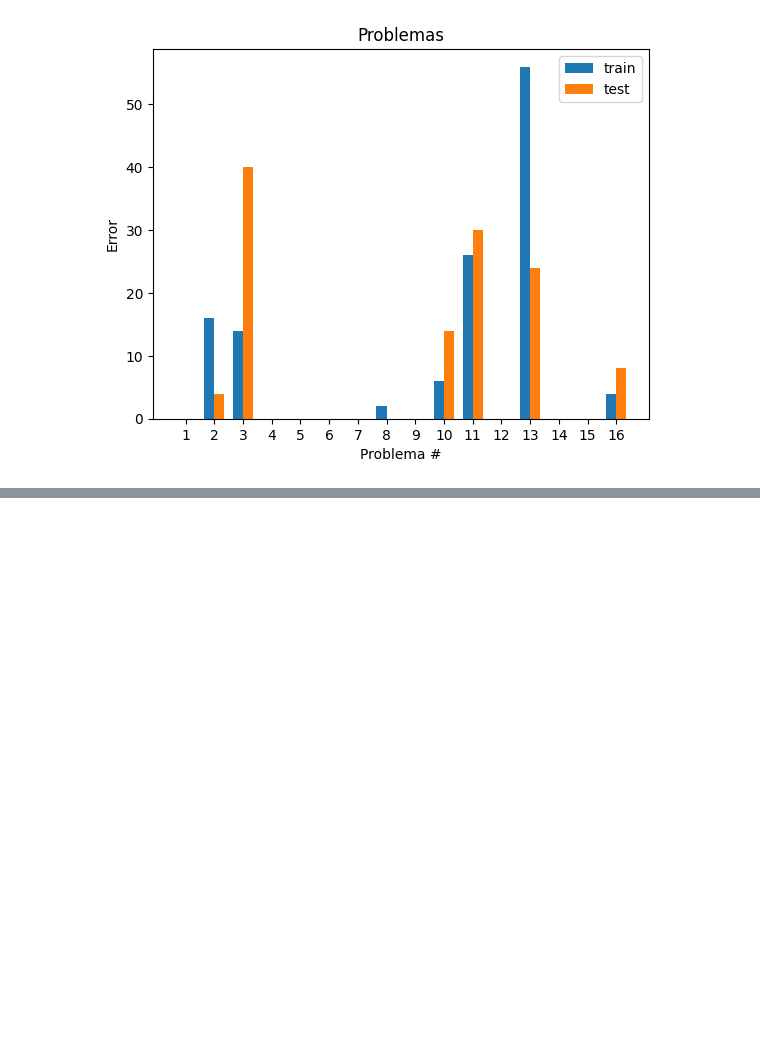
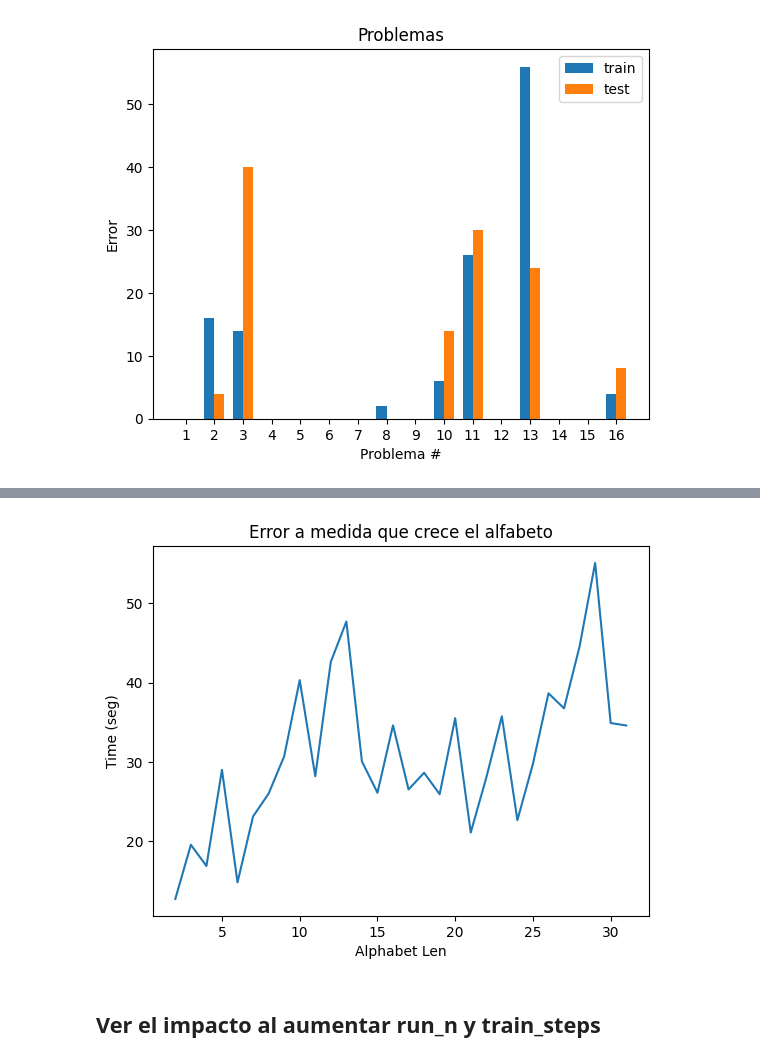
Before and after one commit to darioturco/AutomataLearning, a Jupyter notebook: experiments/test.ipynb, the cells around one changed output, grey strips where cells are left out. Saved outputs shown, nothing was run; the diff lists cells and outputs as text; code cells hidden in the pictures; blank space fills up the shorter version.

Commit message:
Added experiments and results in the test notebook

```diff
--- a/experiments/test.ipynb
+++ b/experiments/test.ipynb
@@ -159,0 +169,10 @@ automatas[0].show()
+# %%
+automatas_alp, train_errors_alp, test_errors_alp, times_alp = measure_alphabet_impact(pr=0.75,
+                                                le=10,
+                                                run_n=800,
+                                                entropy_weight=0,
+                                                lazy_bias=1.0,
+                                                train_step_n=1000,
+                                                learning_rate=0.01,
+                                                b1=0.4,
+                                                b2=0.4)
@@ -159,0 +197,11 @@ automatas[0].show()
+# %%
+fig, ax = plt.subplots()
+ax.plot([2+i for i in range(len(times_alp[1]))], times_alp[1])
+ax.set_xlabel('Alphabet Len')
+ax.set_ylabel('Time (seg)')
+ax.set_title('Error a medida que crece el alfabeto')
+plt.show()
+# %% [output]
+[figure, added]
+# %% [markdown]
+## Ver el impacto al aumentar run_n y train_steps
```
Also changed, not shown: parts of 14 cells of this notebook, 7 other files.
